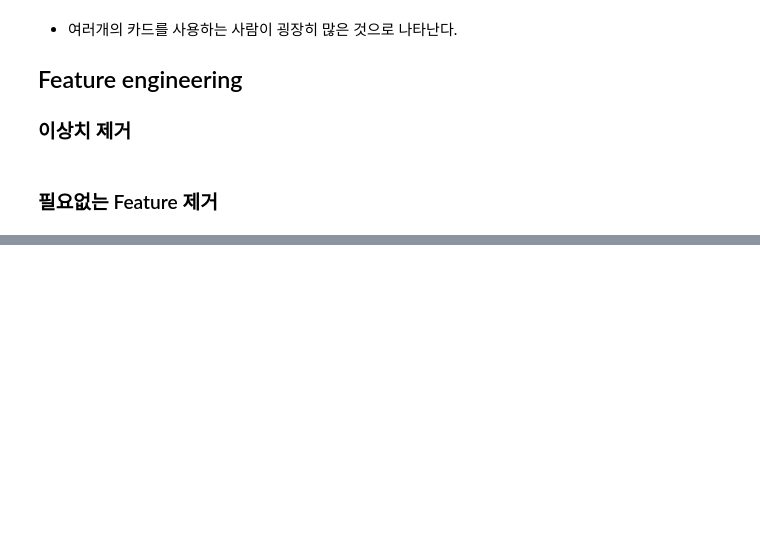
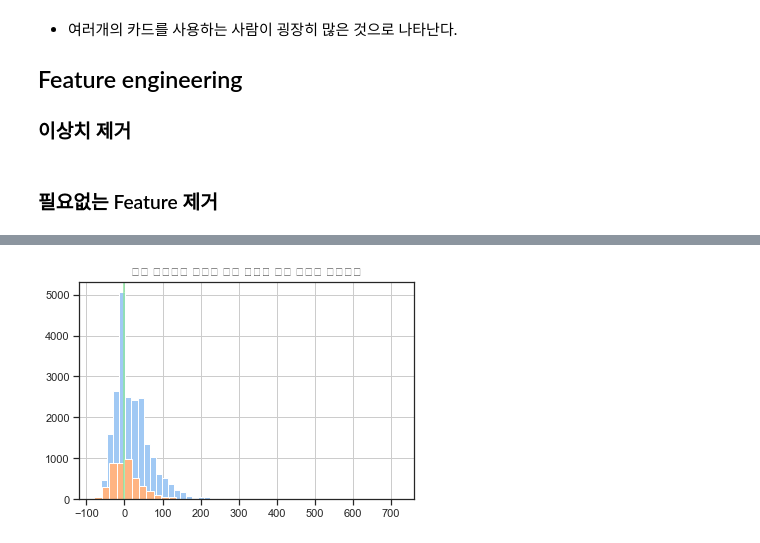
Before and after one commit to Gangtaro/data_science_repository, a Jupyter notebook: COMPETETION_LOG/DACON_210405_credit/dacon_credit_project.ipynb, the cells around one changed output, grey strips where cells are left out. Cells and saved outputs as stored; diff of their text form; code cells hidden in the pictures; blank space fills up the shorter version.

```diff
--- a/COMPETETION_LOG/DACON_210405_credit/dacon_credit_project.ipynb
+++ b/COMPETETION_LOG/DACON_210405_credit/dacon_credit_project.ipynb
@@ -926,0 +841,6 @@ Name: adj_family_type, Length: 26451, dtype: object
+# %%
+# (총 소득) - (총 유지 비용)에 대한 변수 생성
+personal_info['_save_income'] = personal_info.income_total - personal_info.child_fees - personal_info.car_fees
+
+# 본래의 데이터에 병합
+train = pd.merge(train, personal_info[['ID', '_save_income']], on = 'ID', how = 'left')
@@ -926,0 +854,8 @@ Name: adj_family_type, Length: 26451, dtype: object
+# %%
+#카드 소유자가 가진 카드들에 할당할 수 있는 금액을 고려
+train['_income_per_cards']  = train.income_total / np.log(1+train._card_num)
+train['_save_per_cards']    = train._save_income / np.log(1+train._card_num)
+
+# 가족들에게 할당 될 수 있는 소득 그리고 여유자금을 고려
+train['_income_per_family'] = train.income_total / train.family_size
+train['_save_per_family']   = train._save_income / train.family_size
@@ -926,0 +875,32 @@ Name: adj_family_type, Length: 26451, dtype: object
+# %%
+train['_ability_income_per_age'] = 0
+train['_ability_employ_per_age'] = 0
+train['_ability_income_per_emp'] = 0
+for i in range(len(train)) :
+    L_age = train._age[i] - 3
+    R_age = train._age[i] + 3
+    _gen = train.gender[i]
+    _ages_df = train[['income_total', 'adj_DAYS_EMPLOYED_replace_0']][(train._age > L_age) & (train._age < R_age) & (train.gender == _gender)]
+    _med_income = _ages_df['income_total'].median()
+    _std_income = _ages_df['income_total'].std()
+    _med_employ = _ages_df['adj_DAYS_EMPLOYED_replace_0'].median()
+    _std_employ = _ages_df['adj_DAYS_EMPLOYED_replace_0'].std()
+    _n_df       = ages_df.shape[0]
+    train.loc[i, '_ability_income_per_age'] = (train.income_total.iloc[i] - _med_income) / (_std_income /np.sqrt(_n_df))
+    train.loc[i, '_ability_employ_per_age'] = (train.adj_DAYS_EMPLOYED_replace_0.iloc[i] - _med_employ) / (_std_employ/np.sqrt(_n_df))
+
+    if train.adj_DAYS_EMPLOYED_replace_0.iloc[i] != 0:
+        L_emp = train.adj_DAYS_EMPLOYED_replace_0 - 365
+        R_emp = train.adj_DAYS_EMPLOYED_replace_0 + 365
+        _emps_df = train.income_total[(train.adj_DAYS_EMPLOYED_replace_0 > L_emp)&(train.adj_DAYS_EMPLOYED_replace_0 < R_emp)]
+        _med = _emps_df.median()
+        _std = _emps_df.std()
+        train.loc[i, '_ability_income_per_emp'] = (train.income_total.iloc[i] - _med)/(_std/np.sqrt(_n_df))
+# %%
+train['_ability_income_per_age'][train.DAYS_EMPLOYED_missing == 0].hist(bins = 50)
+train['_ability_income_per_age'][train.DAYS_EMPLOYED_missing == 1].hist(bins = 20)
+plt.axvline(x = 0, color = 'g')
+plt.title('카드 소유자가 나이에 비해 얼마나 많은 소득을 올리는지')
+plt.show()
+# %% [output]
+[figure, added]
```
Also changed, not shown: parts of 42 cells of this notebook, 1 other file.
